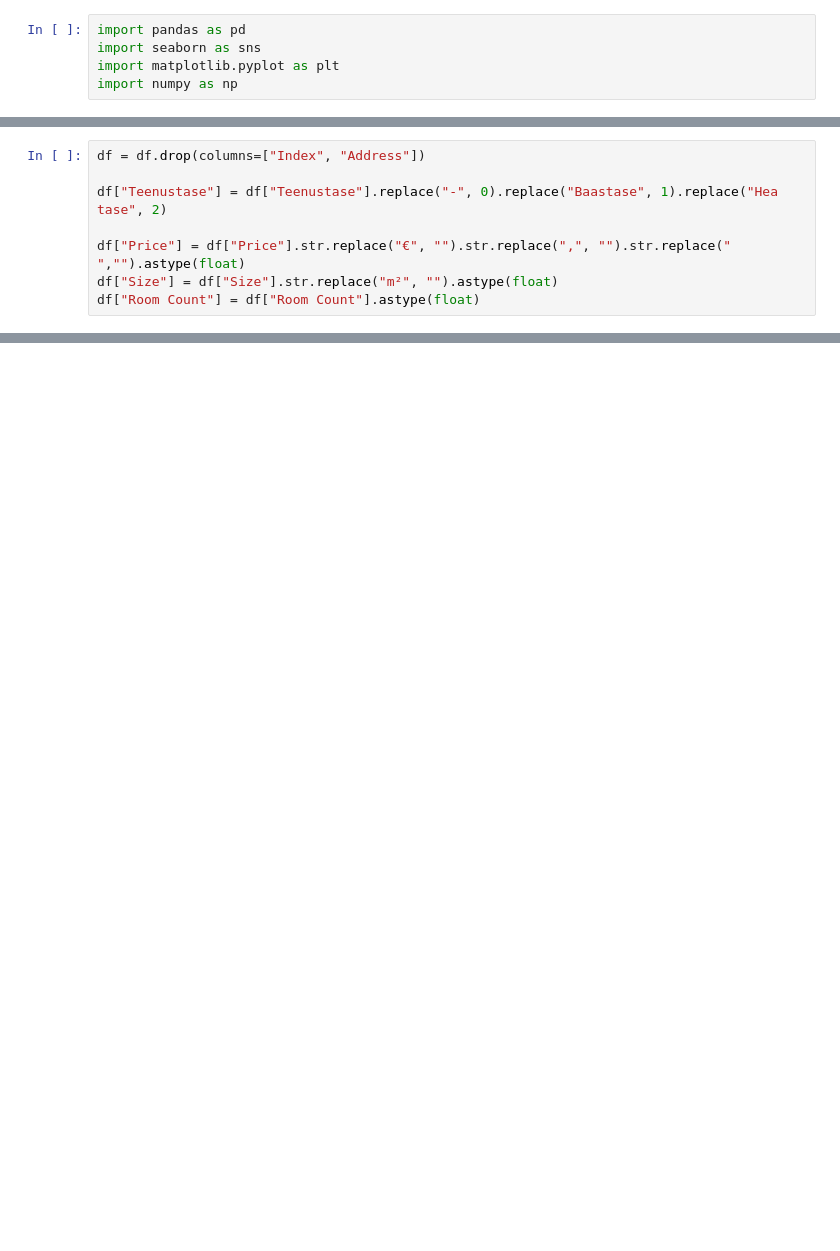
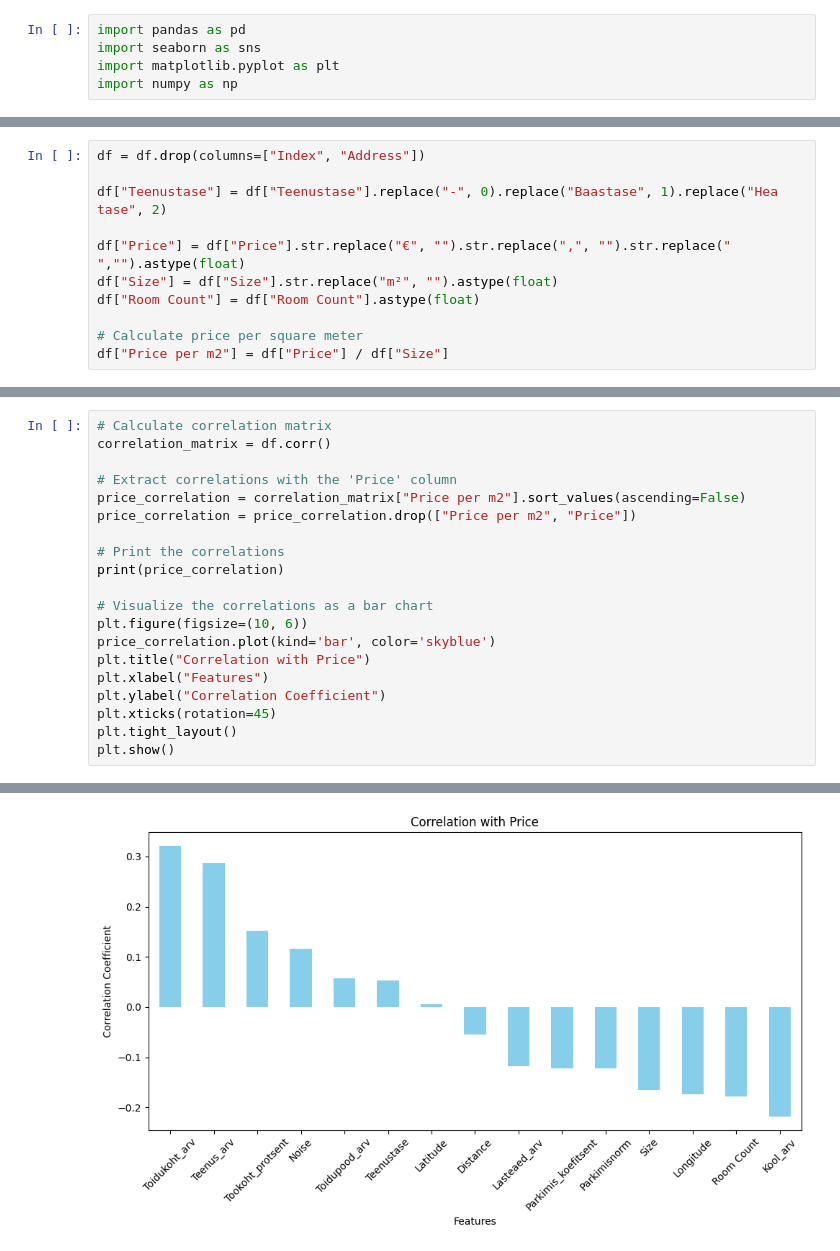
Before and after one commit to Argoolja/Property-prices-in-Tartu-compared-to-environmental-conditions, a Jupyter notebook: lorem_ipsum.ipynb, the cells around one changed output, grey strips where cells are left out. Cells and saved outputs as stored; diff of their text form; blank space fills up the shorter version.

```diff
--- a/lorem_ipsum.ipynb
+++ b/lorem_ipsum.ipynb
@@ -32,3 +32,6 @@ df["Teenustase"] = df["Teenustase"].replace("-", 0).replace("Baastase", 1).repla
 df["Price"] = df["Price"].str.replace("€", "").str.replace(",", "").str.replace(" ","").astype(float)
 df["Size"] = df["Size"].str.replace("m²", "").astype(float)
 df["Room Count"] = df["Room Count"].astype(float)
+
+# Calculate price per square meter
+df["Price per m2"] = df["Price"] / df["Size"]
@@ -67,0 +38,21 @@ Name: Price, dtype: float64
+# %%
+# Calculate correlation matrix
+correlation_matrix = df.corr()
+
+# Extract correlations with the 'Price' column
+price_correlation = correlation_matrix["Price per m2"].sort_values(ascending=False)
+price_correlation = price_correlation.drop(["Price per m2", "Price"])
+
+# Print the correlations
+print(price_correlation)
+
+# Visualize the correlations as a bar chart
+plt.figure(figsize=(10, 6))
+price_correlation.plot(kind='bar', color='skyblue')
+plt.title("Correlation with Price")
+plt.xlabel("Features")
+plt.ylabel("Correlation Coefficient")
+plt.xticks(rotation=45)
+plt.tight_layout()
+plt.show()
+# %% [output]
@@ -67,0 +75 @@ Name: Price, dtype: float64
+[figure, added]
```
Also changed, not shown: parts of 7 cells of this notebook, 1 other file.
